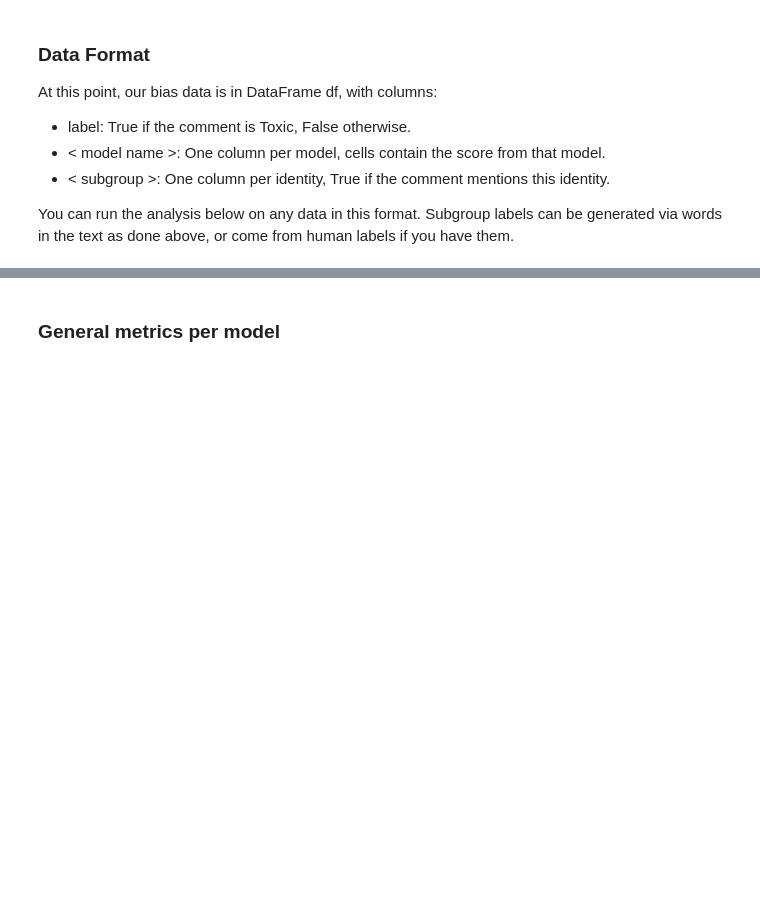
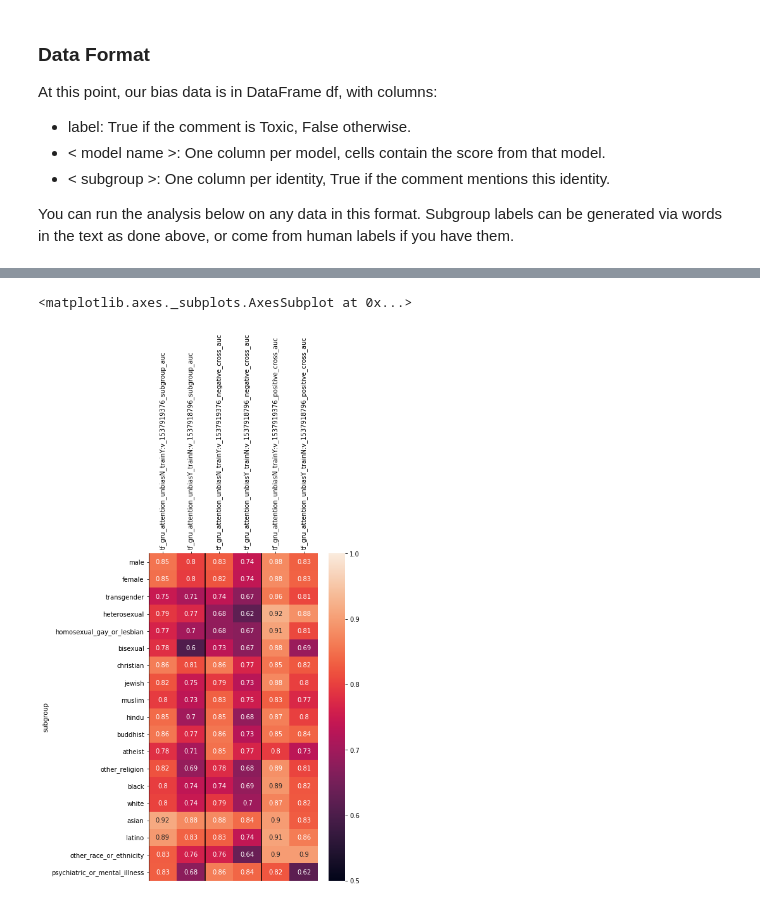
Before and after one commit to conversationai/conversationai-models, a Jupyter notebook: model_evaluation/jigsaw_evaluation_pipeline.ipynb, the cells around one changed output, grey strips where cells are left out. Cells and saved outputs as stored; diff of their text form; code cells hidden in the pictures; blank space fills up the shorter version.

Commit message:
Show new bias metrics and heatmaps.

```diff
--- a/model_evaluation/jigsaw_evaluation_pipeline.ipynb
+++ b/model_evaluation/jigsaw_evaluation_pipeline.ipynb
@@ -308,2 +324,2 @@ dataset_bias.load_data(SIZE_BIAS_DATA_SET)
 # %%
-dataset_bias.add_model_prediction_to_data(model, recompute_predictions)
+dataset_bias.add_model_prediction_to_data(model, recompute_predictions=False)
@@ -374,2 +420,0 @@ model_bias_analysis.per_subgroup_auc_diff_from_overall(
-# %% [markdown]
-### General metrics per model
@@ -413,0 +421,7 @@ for model_family in MODEL_FAMILIES:
+# %%
+bias_metrics = model_bias_analysis.compute_bias_metrics_for_models(test_bias_df, identity_terms_civil_included, MODEL_NAMES, 'label')
+# %%
+model_bias_analysis.plot_auc_heatmap(bias_metrics, MODEL_NAMES)
+# %% [output]
+<matplotlib.axes._subplots.AxesSubplot at 0x...>
+[figure, added]
```
Also changed, not shown: parts of 17 cells of this notebook, 2 other files.
